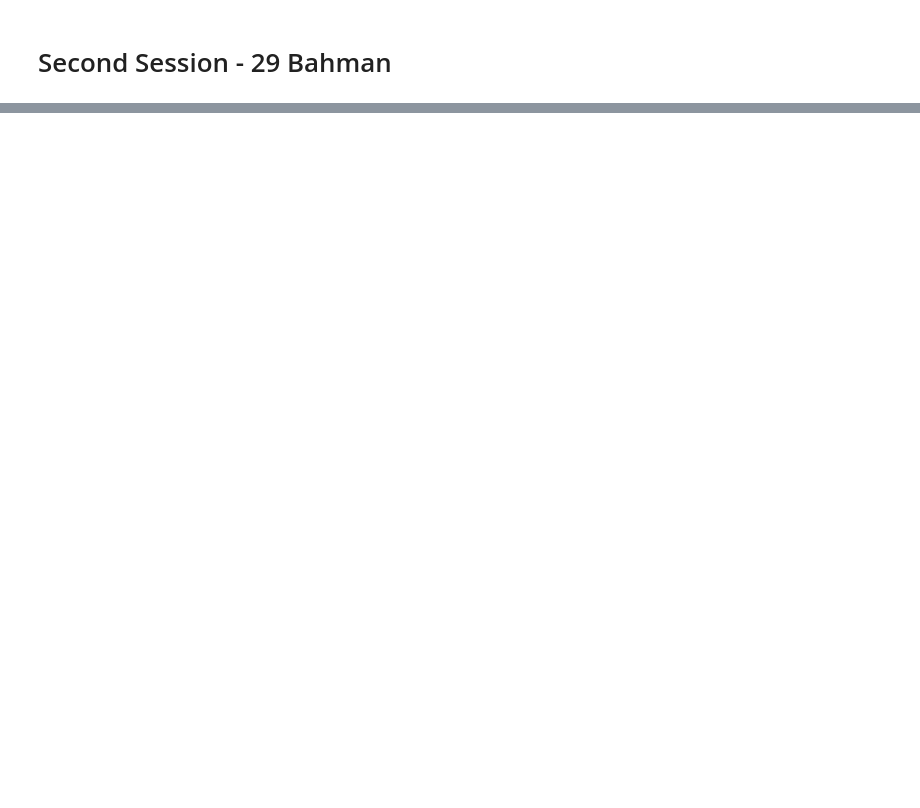
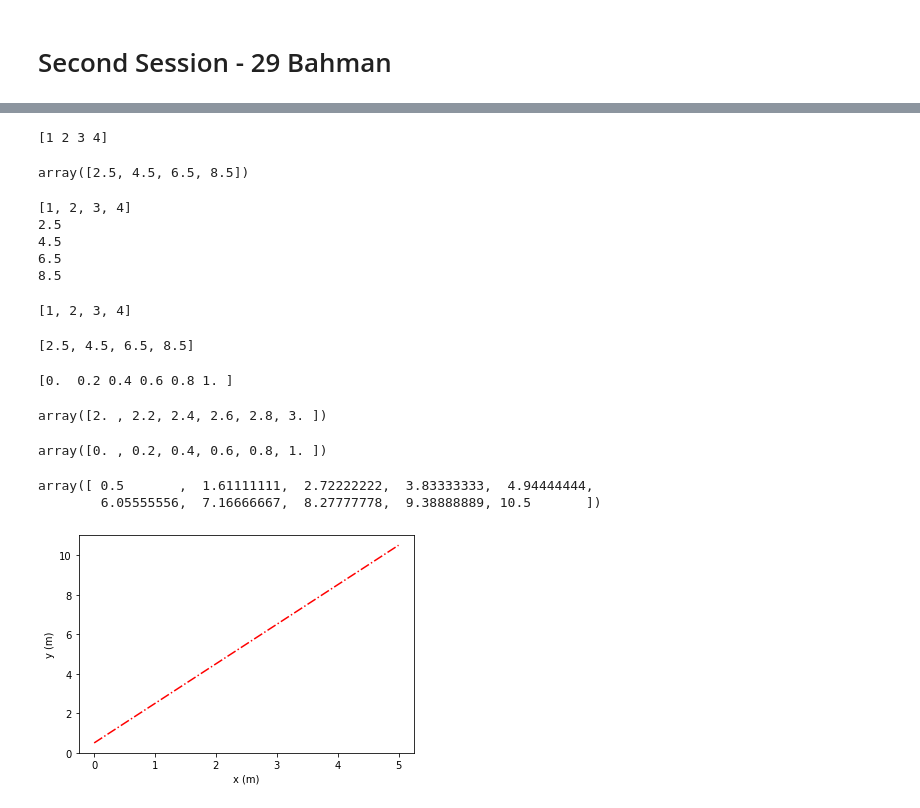
Before and after one commit to nimahamed88/Computational-Physics-IUT, a Jupyter notebook: introduction.ipynb, the cells around one changed output, grey strips where cells are left out. Saved outputs shown, nothing was run; the diff lists cells and outputs as text; code cells hidden in the pictures; blank space fills up the shorter version.

```diff
--- a/introduction.ipynb
+++ b/introduction.ipynb
@@ -141,0 +179,71 @@ NameError: name 'theta' is not defined
+# %%
+def eq(a,b,x):
+    for i in x:
+        res = a*x + b
+    return res
+
+
+x = np.array([1,2,3,4])
+print(x)
+
+eq(2,0.5,x)
+# %% [output]
+[1 2 3 4]
+array([2.5, 4.5, 6.5, 8.5])
+# %%
+def eq(a,b,x):
+    res = a*x + b
+    return res
+
+x = [1, 2 , 3 , 4]
+print(x)
+for i in x:
+    print(eq(2,0.5,i))
+
+# eq(2,0.5,x)
+# %% [output]
+[1, 2, 3, 4]
+2.5
+4.5
+6.5
+8.5
+# %%
+def eq(a,b,x):
+    res = a*x + b
+    return res
+
+
+x = [1,2,3,4]
+print(x)
+
+myY = [eq(2,0.5,i) for i in x]
+myY
+# %% [output]
+[1, 2, 3, 4]
+[2.5, 4.5, 6.5, 8.5]
+# %%
+x = np.arange(0,6)/5
+print(x)
+myY = eq(1,2,x)
+myY
+# %% [output]
+[0.  0.2 0.4 0.6 0.8 1. ]
+array([2. , 2.2, 2.4, 2.6, 2.8, 3. ])
+# %%
+x = np.linspace(0,1,6)
+x
+# %% [output]
+array([0. , 0.2, 0.4, 0.6, 0.8, 1. ])
+# %%
+x = np.linspace(1,5,10)
+y = eq(2,0.5,x)
+# %% [output]
+array([ 0.5       ,  1.61111111,  2.72222222,  3.83333333,  4.94444444,
+        6.05555556,  7.16666667,  8.27777778,  9.38888889, 10.5       ])
+# %%
+plt.plot(x,y,'r-.')
+plt.xlabel("x (m)")
+plt.ylabel("y (m)")
+plt.show()
+# %% [output]
+[figure, added]
```
Also changed, not shown: parts of 11 cells of this notebook.
